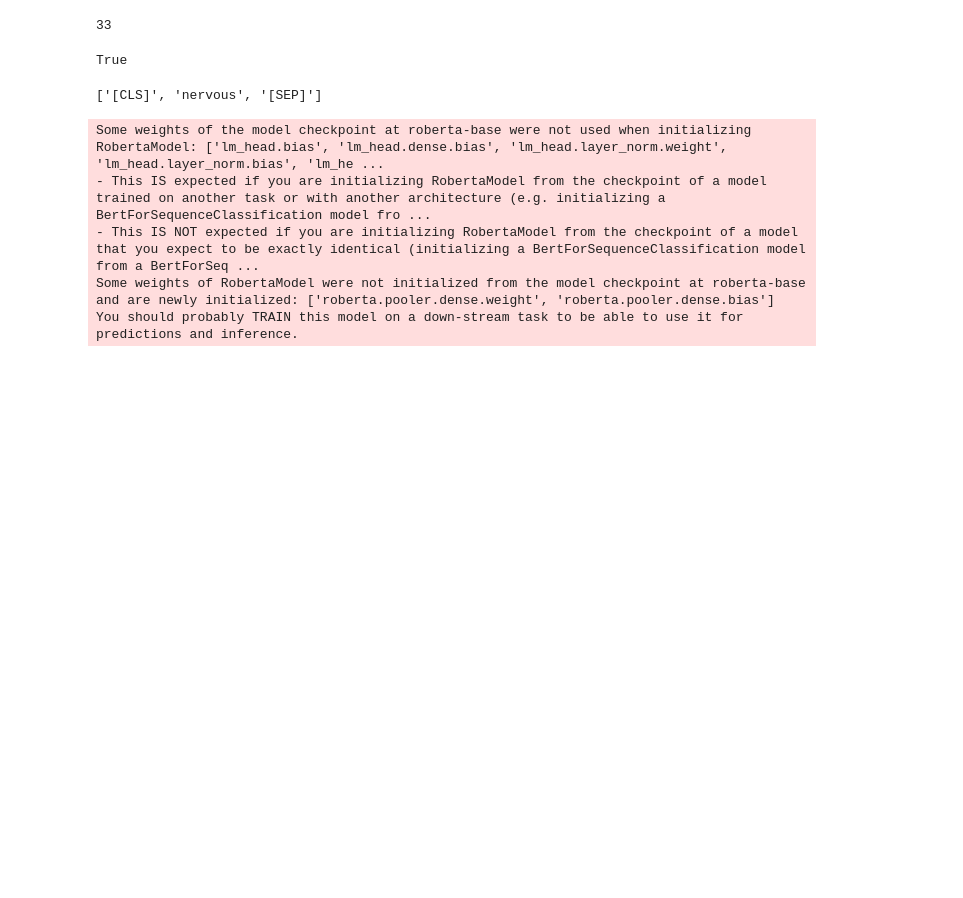
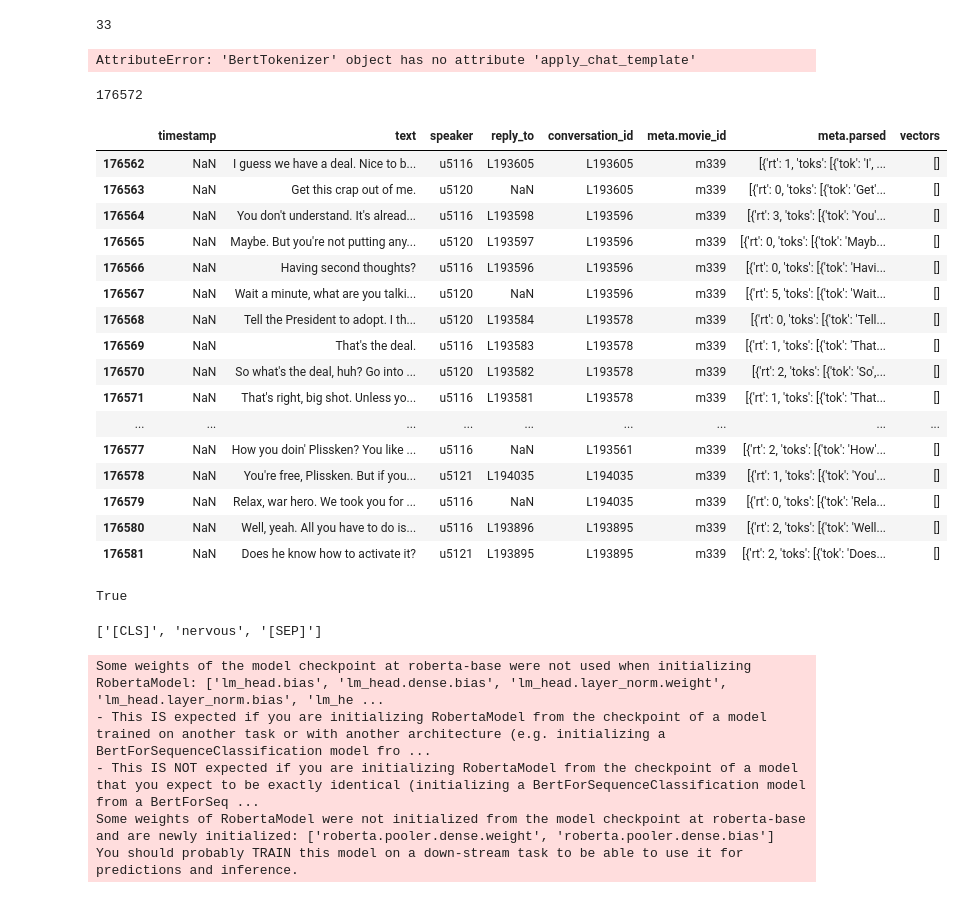
Before and after one commit to alexlu07/Context-Is-All-You-Need, a Jupyter notebook: test.ipynb, the cells around one changed output. Cells and saved outputs as stored; diff of their text form; code cells hidden in the pictures; blank space fills up the shorter version.

```diff
--- a/test.ipynb
+++ b/test.ipynb
@@ -25,3 +35,7 @@ max(lens)
 
 >>> encoded_sequence_a = tokenizer(sequence_a)["input_ids"]
 >>> encoded_sequence_b = tokenizer(sequence_b)["input_ids"]
+# %%
+tokenizer.apply_chat_template()
+# %% [output]
+AttributeError: 'BertTokenizer' object has no attribute 'apply_chat_template'
@@ -28,3 +44,29 @@ max(lens)
+# %%
+df = pd.read_csv("model2/cornell_movie/utterances.csv")
+# %%
+list(df['text'].values).index("And I don't need to know. So fuck you, I'm goin' to Hollywood.")
+# %% [output]
+176572
+# %%
+df.iloc[176572-10:176572+10]
+# %% [output]
+|  | timestamp | text | speaker | reply_to | conversation_id | meta.movie_id | meta.parsed | vectors |
+| 176562 | NaN | I guess we have a deal. Nice to b... | u5116 | L193605 | L193605 | m339 | [{'rt': 1, 'toks': [{'tok': 'I', ... | [] |
+| 176563 | NaN | Get this crap out of me. | u5120 | NaN | L193605 | m339 | [{'rt': 0, 'toks': [{'tok': 'Get'... | [] |
+| 176564 | NaN | You don't understand. It's alread... | u5116 | L193598 | L193596 | m339 | [{'rt': 3, 'toks': [{'tok': 'You'... | [] |
+| 176565 | NaN | Maybe. But you're not putting any... | u5120 | L193597 | L193596 | m339 | [{'rt': 0, 'toks': [{'tok': 'Mayb... | [] |
+| 176566 | NaN | Having second thoughts? | u5116 | L193596 | L193596 | m339 | [{'rt': 0, 'toks': [{'tok': 'Havi... | [] |
+| 176567 | NaN | Wait a minute, what are you talki... | u5120 | NaN | L193596 | m339 | [{'rt': 5, 'toks': [{'tok': 'Wait... | [] |
+| 176568 | NaN | Tell the President to adopt. I th... | u5120 | L193584 | L193578 | m339 | [{'rt': 0, 'toks': [{'tok': 'Tell... | [] |
+| 176569 | NaN | That's the deal. | u5116 | L193583 | L193578 | m339 | [{'rt': 1, 'toks': [{'tok': 'That... | [] |
+| 176570 | NaN | So what's the deal, huh? Go into ... | u5120 | L193582 | L193578 | m339 | [{'rt': 2, 'toks': [{'tok': 'So',... | [] |
+| 176571 | NaN | That's right, big shot. Unless yo... | u5116 | L193581 | L193578 | m339 | [{'rt': 1, 'toks': [{'tok': 'That... | [] |
+| ... | ... | ... | ... | ... | ... | ... | ... | ... |
+| 176577 | NaN | How you doin' Plissken? You like ... | u5116 | NaN | L193561 | m339 | [{'rt': 2, 'toks': [{'tok': 'How'... | [] |
+| 176578 | NaN | You're free, Plissken. But if you... | u5121 | L194035 | L194035 | m339 | [{'rt': 1, 'toks': [{'tok': 'You'... | [] |
+| 176579 | NaN | Relax, war hero. We took you for ... | u5116 | NaN | L194035 | m339 | [{'rt': 0, 'toks': [{'tok': 'Rela... | [] |
+| 176580 | NaN | Well, yeah. All you have to do is... | u5116 | L193896 | L193895 | m339 | [{'rt': 2, 'toks': [{'tok': 'Well... | [] |
+| 176581 | NaN | Does he know how to activate it? | u5121 | L193895 | L193895 | m339 | [{'rt': 2, 'toks': [{'tok': 'Does... | [] |
 # %%
 import torch
 # %%
```
Also changed, not shown: parts of 4 cells of this notebook, 6 other files.
